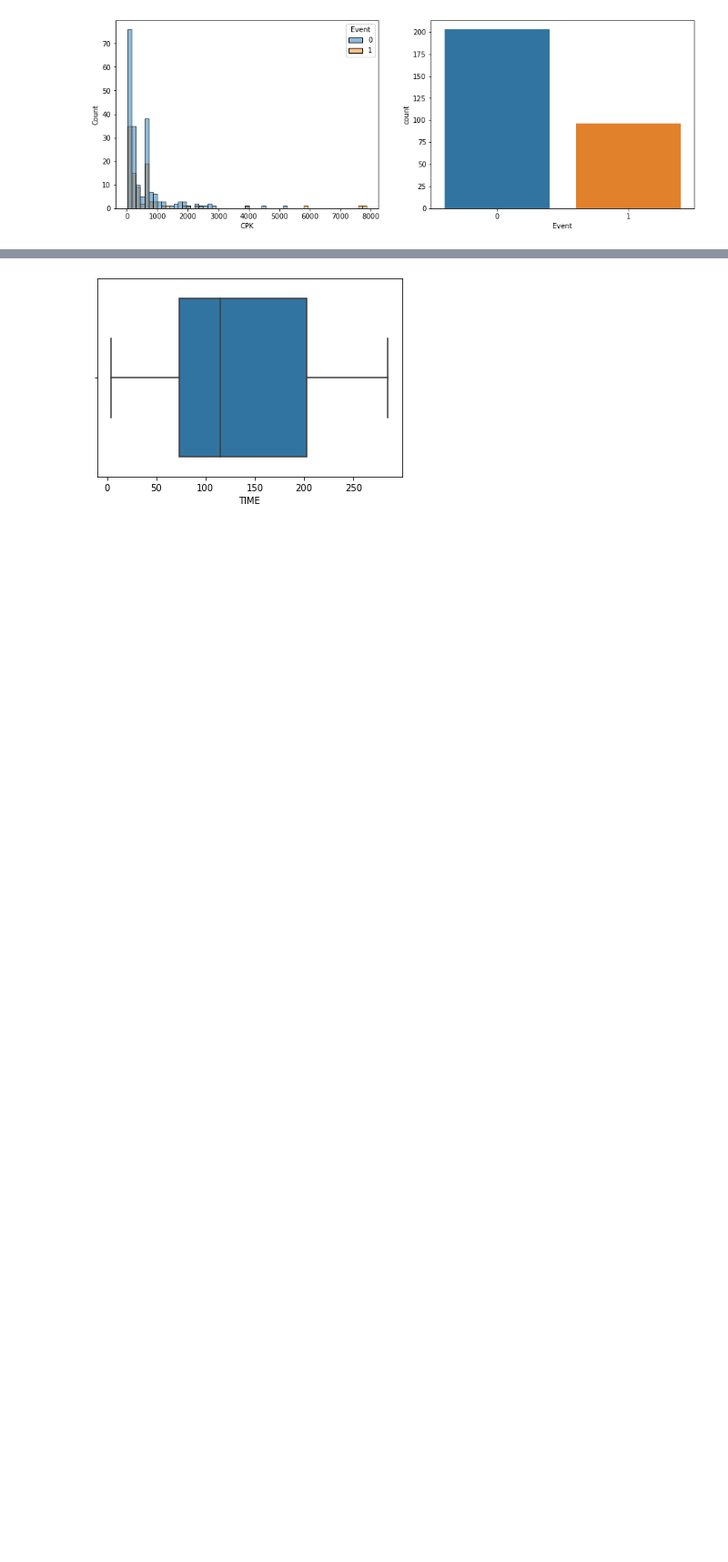
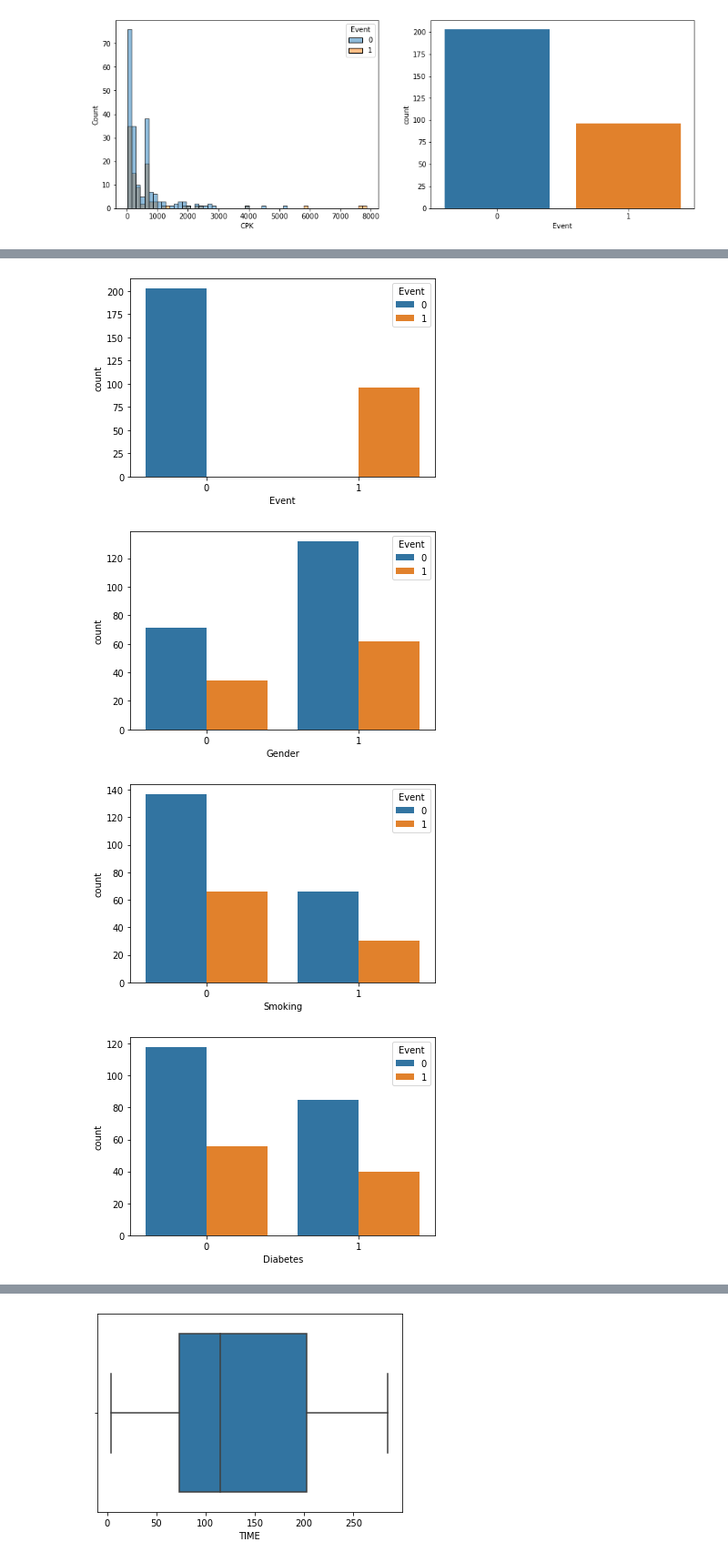
Before and after one commit to hmtuan0315/machine-learning, a Jupyter notebook: Research/Heart failure/predict survival of patients with heart failure from serum creatinine and ejection fraction alone.ipynb, the cells around one changed output, grey strips where cells are left out. Shown at 91% size. Drawn from its saved outputs; the diff is of its cells as text; code cells hidden in the pictures; blank space fills up the shorter version.

```diff
--- a/Research/Heart failure/predict survival of patients with heart failure from serum creatinine and ejection fraction alone.ipynb
+++ b/Research/Heart failure/predict survival of patients with heart failure from serum creatinine and ejection fraction alone.ipynb
@@ -79,0 +101,11 @@ plt_histogram(df,continuous_feature_list)
+# %%
+def plt_count_each_target(feature_list):
+    for i, feature in enumerate(feature_list):
+        plt.figure(i)
+        sns.countplot(x=feature, data = df, hue="Event")
+plt_count_each_target(cat_feature_list)
+# %% [output]
+[figure, added]
+[figure, added]
+[figure, added]
+[figure, added]
```
Also changed, not shown: parts of 36 cells of this notebook.
